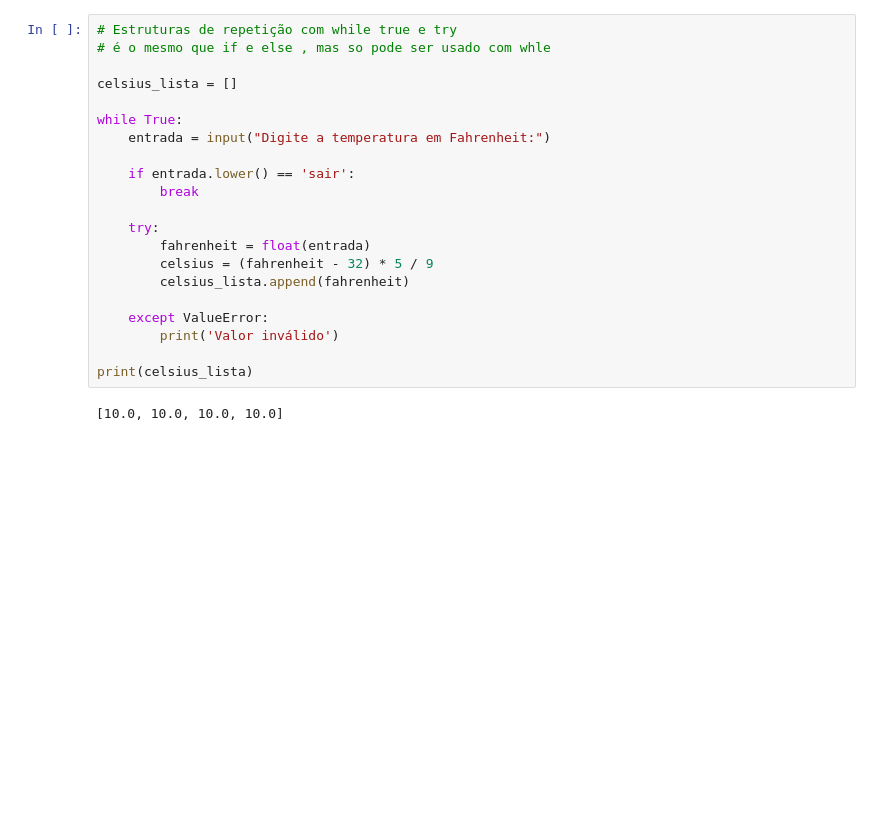
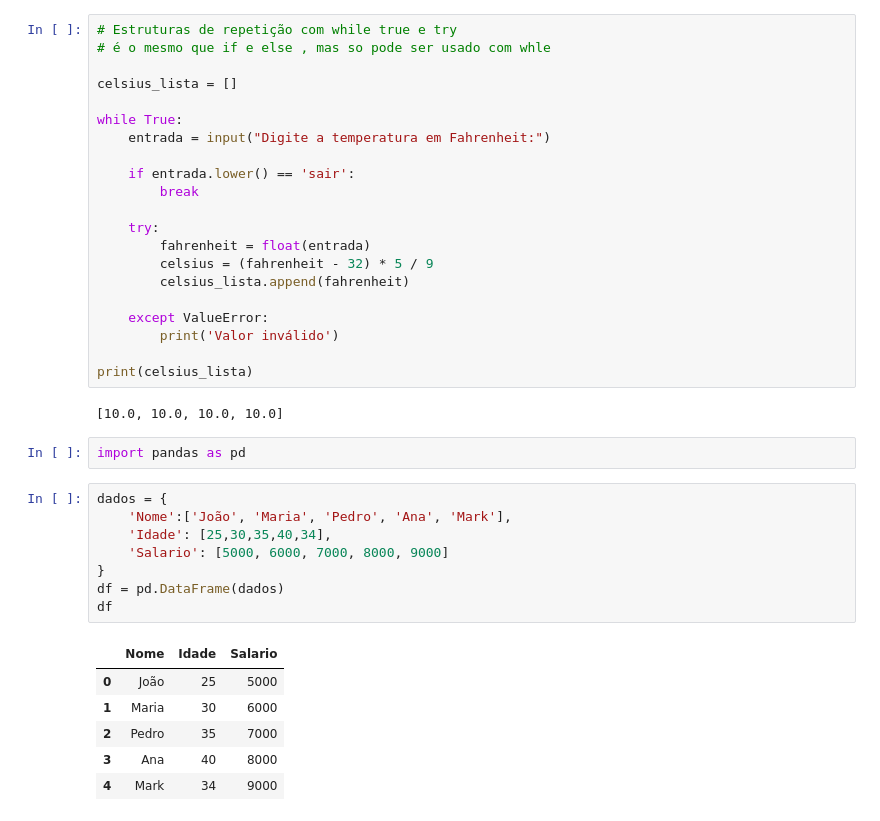
Before and after one commit to diegoc85/Aulas_Python, a Jupyter notebook: Aulas_segundo_semestre.ipynb, the cells around one changed output. Drawn from its saved outputs; the diff is of its cells as text; blank space fills up the shorter version.

Commit message:
DataFrame

```diff
--- a/Aulas_segundo_semestre.ipynb
+++ b/Aulas_segundo_semestre.ipynb
@@ -967,3 +967,20 @@ while True:
 print(celsius_lista)
 # %% [output]
 [10.0, 10.0, 10.0, 10.0]
+# %%
+import pandas as pd
+# %%
+dados = {
+    'Nome':['João', 'Maria', 'Pedro', 'Ana', 'Mark'],
+    'Idade': [25,30,35,40,34],
+    'Salario': [5000, 6000, 7000, 8000, 9000]
+}
+df = pd.DataFrame(dados)
+df
+# %% [output]
+|  | Nome | Idade | Salario |
+| 0 | João | 25 | 5000 |
+| 1 | Maria | 30 | 6000 |
+| 2 | Pedro | 35 | 7000 |
+| 3 | Ana | 40 | 8000 |
+| 4 | Mark | 34 | 9000 |
```
Also changed, not shown: parts of 14 cells of this notebook, 1 other file.
